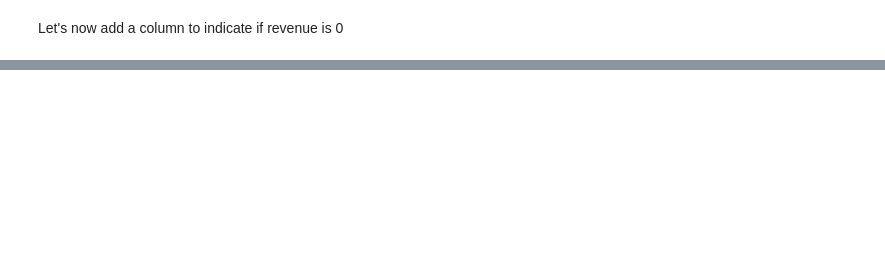
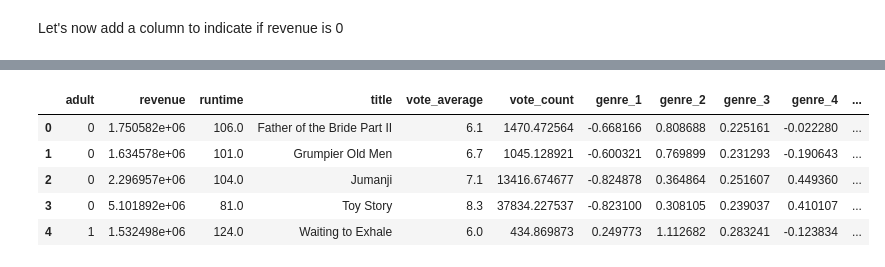
Before and after one commit to amajety1/Movie-Recommendation, a Jupyter notebook: Movie_Recommendation.ipynb, the cells around one changed output, grey strips where cells are left out. Saved outputs shown, nothing was run; the diff lists cells and outputs as text; code cells hidden in the pictures; blank space fills up the shorter version.

```diff
--- a/Movie_Recommendation.ipynb
+++ b/Movie_Recommendation.ipynb
@@ -651,0 +299,22 @@ print(len(model_data))
+# %%
+
+# 4. Convert PCA output to a DataFrame and merge back to user_movie_df
+pca_genre_df = pd.DataFrame(pca_genre_features, columns=[f'genre_{i+1}' for i in range(5)])
+user_movie_df = user_movie_df.drop(columns=genre_columns_pca).join(pca_genre_df)
+# %%
+user_movie_df['is_zero_revenue'] = user_movie_df['revenue'] == 0
+user_movie_df['is_zero_revenue'] = user_movie_df['is_zero_revenue'].astype(int)
+# %%
+movies_data.drop(columns = [ 'id', 'video'], inplace = True)
+# %%
+movies_data_cols = movies_data.columns
+user_movie_df = user_movie_df[movies_data_cols]
+# %%
+user_movie_df.iloc[:,:]
+# %% [output]
+|  | adult | revenue | runtime | title | vote_average | vote_count | genre_1 | genre_2 | genre_3 | genre_4 | ... |
+| 0 | 0 | 1.750582e+06 | 106.0 | Father of the Bride Part II | 6.1 | 1470.472564 | -0.668166 | 0.808688 | 0.225161 | -0.022280 | ... |
+| 1 | 0 | 1.634578e+06 | 101.0 | Grumpier Old Men | 6.7 | 1045.128921 | -0.600321 | 0.769899 | 0.231293 | -0.190643 | ... |
+| 2 | 0 | 2.296957e+06 | 104.0 | Jumanji | 7.1 | 13416.674677 | -0.824878 | 0.364864 | 0.251607 | 0.449360 | ... |
+| 3 | 0 | 5.101892e+06 | 81.0 | Toy Story | 8.3 | 37834.227537 | -0.823100 | 0.308105 | 0.239037 | 0.410107 | ... |
+| 4 | 1 | 1.532498e+06 | 124.0 | Waiting to Exhale | 6.0 | 434.869873 | 0.249773 | 1.112682 | 0.283241 | -0.123834 | ... |
```
Also changed, not shown: parts of 116 cells of this notebook.
